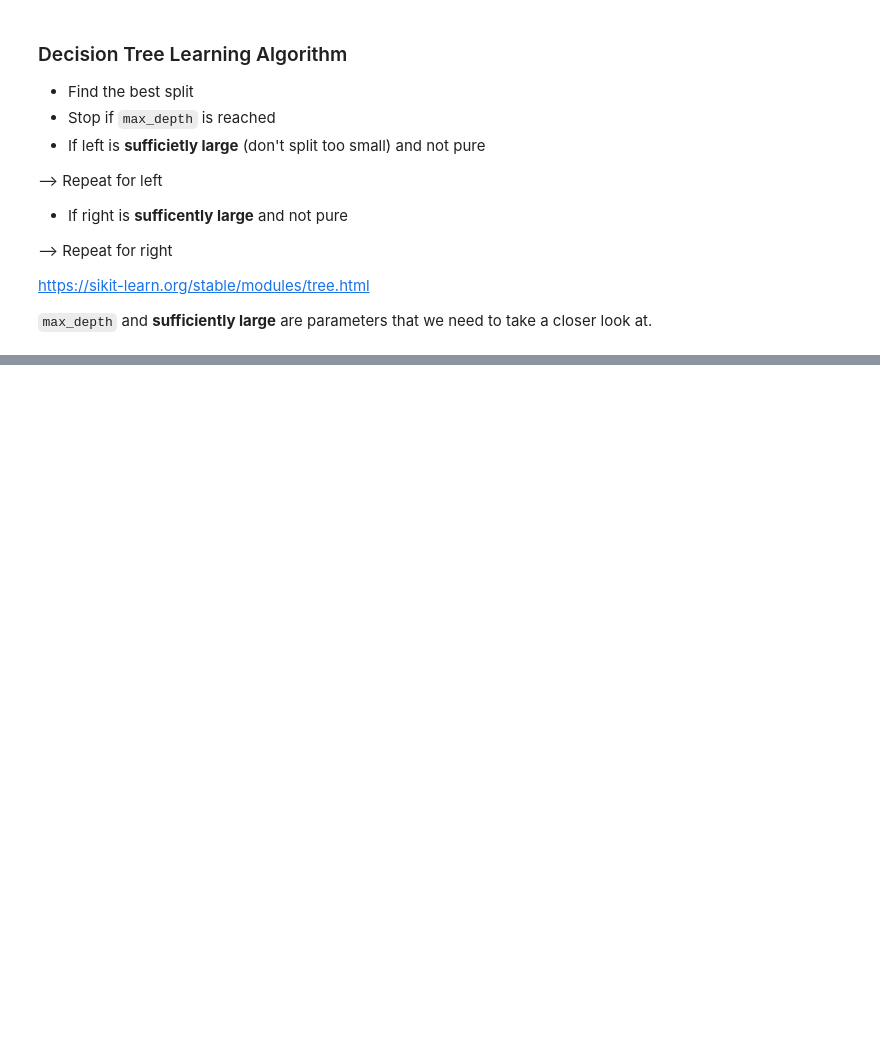
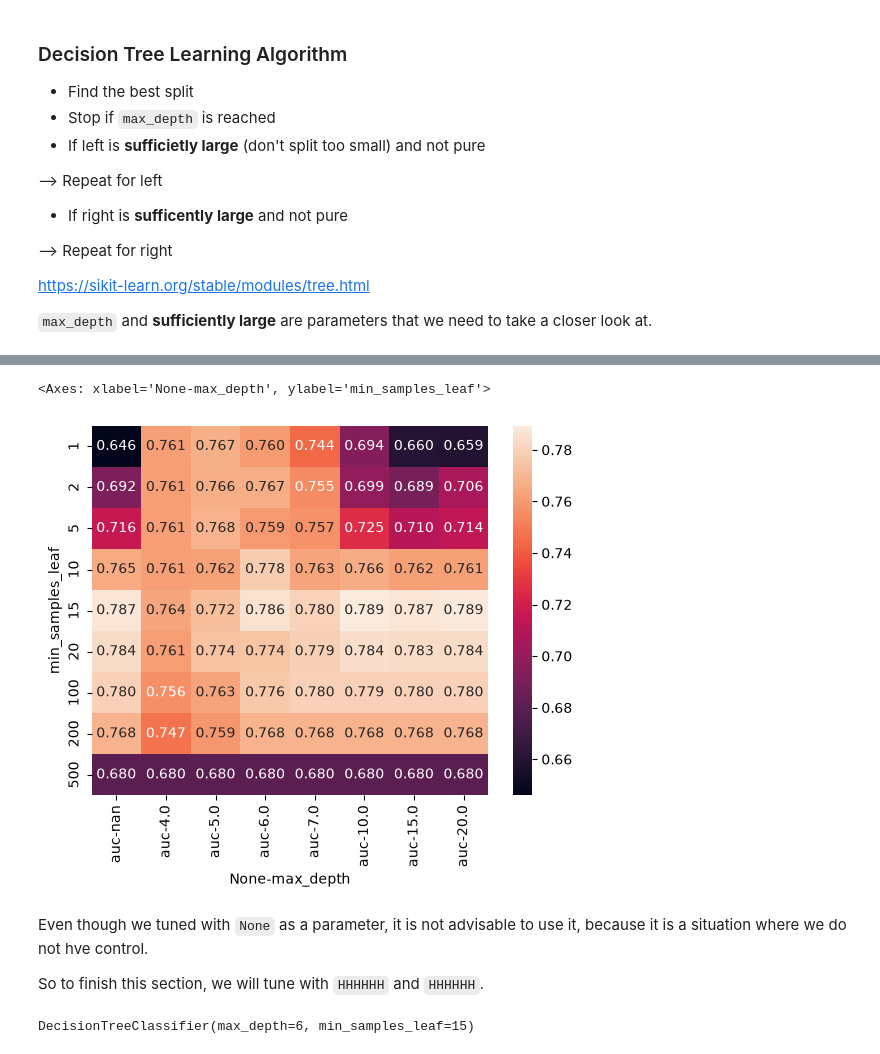
Before and after one commit to spycebot/machine-learning-zoomcamp, a Jupyter notebook: 06-trees/06-01-credit-risk-scoring-project.ipynb, the cells around one changed output, grey strips where cells are left out. Saved outputs shown, nothing was run; the diff lists cells and outputs as text; code cells hidden in the pictures; blank space fills up the shorter version.

```diff
--- a/06-trees/06-01-credit-risk-scoring-project.ipynb
+++ b/06-trees/06-01-credit-risk-scoring-project.ipynb
@@ -709,0 +883,16 @@ https://sikit-learn.org/stable/modules/tree.html
+# %%
+scores = []
+
+for d in [4, 5, 6, 7, 10, 15, 20, None]:
+    for s in [1, 2, 5, 10, 15, 20, 100, 200, 500]:
+        dt = DecisionTreeClassifier(max_depth=d, min_samples_leaf=s)
+        dt.fit(X_train, y_train)
+
+        y_pred = dt.predict_proba(X_val)[:, 1]
+        auc = roc_auc_score(y_val, y_pred)
+
+        scores.append((d, s, auc))
+# %%
+columns = ['max_depth', 'min_samples_leaf', 'auc']
+df_scores = pd.DataFrame(scores, columns=columns)
+df_scores.head()
@@ -709,0 +915,4 @@ https://sikit-learn.org/stable/modules/tree.html
+# %%
+df_scores_pivot = df_scores.pivot(index='min_samples_leaf', columns=['max_depth'],
+                values=['auc'])
+df_scores_pivot
@@ -709,0 +932,14 @@ https://sikit-learn.org/stable/modules/tree.html
+# %%
+sns.heatmap(df_scores_pivot, annot=True, fmt='.3f')
+# %% [output]
+<Axes: xlabel='None-max_depth', ylabel='min_samples_leaf'>
+[figure, added]
+# %% [markdown]
+Even though we tuned with `None` as a parameter, it is not advisable to use it, because it is a situation where we do not hve control.
+
+So to finish this section, we will tune with `HHHHHH` and `HHHHHH`.
+# %%
+dt = DecisionTreeClassifier(max_depth=6, min_samples_leaf=15)
+dt.fit(X_train, y_train)
+# %% [output]
+DecisionTreeClassifier(max_depth=6, min_samples_leaf=15)
```
Also changed, not shown: parts of 53 cells of this notebook.
